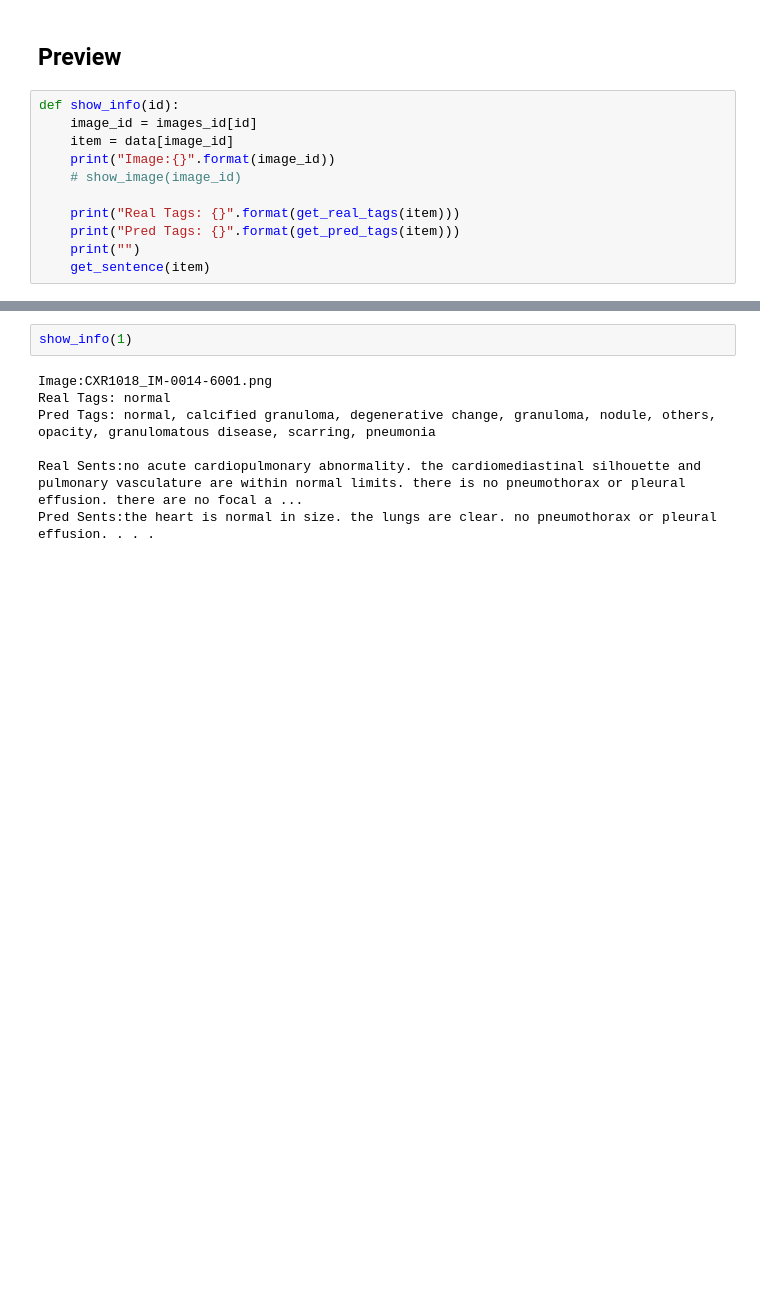
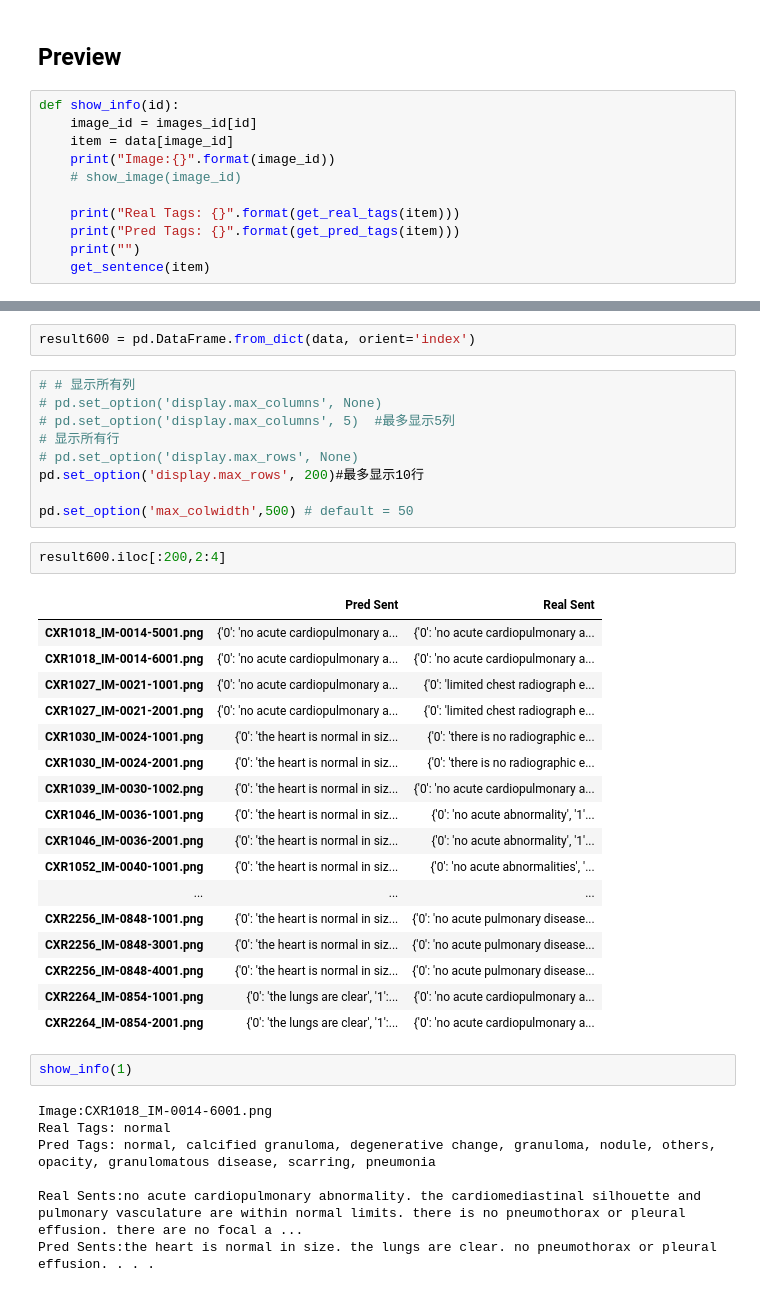
Before and after one commit to havecats/Medical-Report-Generation-OntheAutomaticGeneration, a Jupyter notebook: review_captions_cnn.ipynb, the cells around one changed output, grey strips where cells are left out. Saved outputs shown, nothing was run; the diff lists cells and outputs as text; blank space fills up the shorter version.

```diff
--- a/review_captions_cnn.ipynb
+++ b/review_captions_cnn.ipynb
@@ -117,3 +138,34 @@ def show_info(id):
+# %%
+result600 = pd.DataFrame.from_dict(data, orient='index')
+# %%
+# # 显示所有列
+# pd.set_option('display.max_columns', None)
+# pd.set_option('display.max_columns', 5)  #最多显示5列
+# 显示所有行
+# pd.set_option('display.max_rows', None)
+pd.set_option('display.max_rows', 200)#最多显示10行
+
+pd.set_option('max_colwidth',500) # default = 50
+# %%
+result600.iloc[:200,2:4]
+# %% [output]
+|  | Pred Sent | Real Sent |
+| CXR1018_IM-0014-5001.png | {'0': 'no acute cardiopulmonary a... | {'0': 'no acute cardiopulmonary a... |
+| CXR1018_IM-0014-6001.png | {'0': 'no acute cardiopulmonary a... | {'0': 'no acute cardiopulmonary a... |
+| CXR1027_IM-0021-1001.png | {'0': 'no acute cardiopulmonary a... | {'0': 'limited chest radiograph e... |
+| CXR1027_IM-0021-2001.png | {'0': 'no acute cardiopulmonary a... | {'0': 'limited chest radiograph e... |
+| CXR1030_IM-0024-1001.png | {'0': 'the heart is normal in siz... | {'0': 'there is no radiographic e... |
+| CXR1030_IM-0024-2001.png | {'0': 'the heart is normal in siz... | {'0': 'there is no radiographic e... |
+| CXR1039_IM-0030-1002.png | {'0': 'the heart is normal in siz... | {'0': 'no acute cardiopulmonary a... |
+| CXR1046_IM-0036-1001.png | {'0': 'the heart is normal in siz... | {'0': 'no acute abnormality', '1'... |
+| CXR1046_IM-0036-2001.png | {'0': 'the heart is normal in siz... | {'0': 'no acute abnormality', '1'... |
+| CXR1052_IM-0040-1001.png | {'0': 'the heart is normal in siz... | {'0': 'no acute abnormalities', '... |
+| ... | ... | ... |
+| CXR2256_IM-0848-1001.png | {'0': 'the heart is normal in siz... | {'0': 'no acute pulmonary disease... |
+| CXR2256_IM-0848-3001.png | {'0': 'the heart is normal in siz... | {'0': 'no acute pulmonary disease... |
+| CXR2256_IM-0848-4001.png | {'0': 'the heart is normal in siz... | {'0': 'no acute pulmonary disease... |
+| CXR2264_IM-0854-1001.png | {'0': 'the lungs are clear', '1':... | {'0': 'no acute cardiopulmonary a... |
+| CXR2264_IM-0854-2001.png | {'0': 'the lungs are clear', '1':... | {'0': 'no acute cardiopulmonary a... |
 # %%
 show_info(1)
 # %% [output]
```
Also changed, not shown: parts of 2 cells of this notebook, 9 other files.
